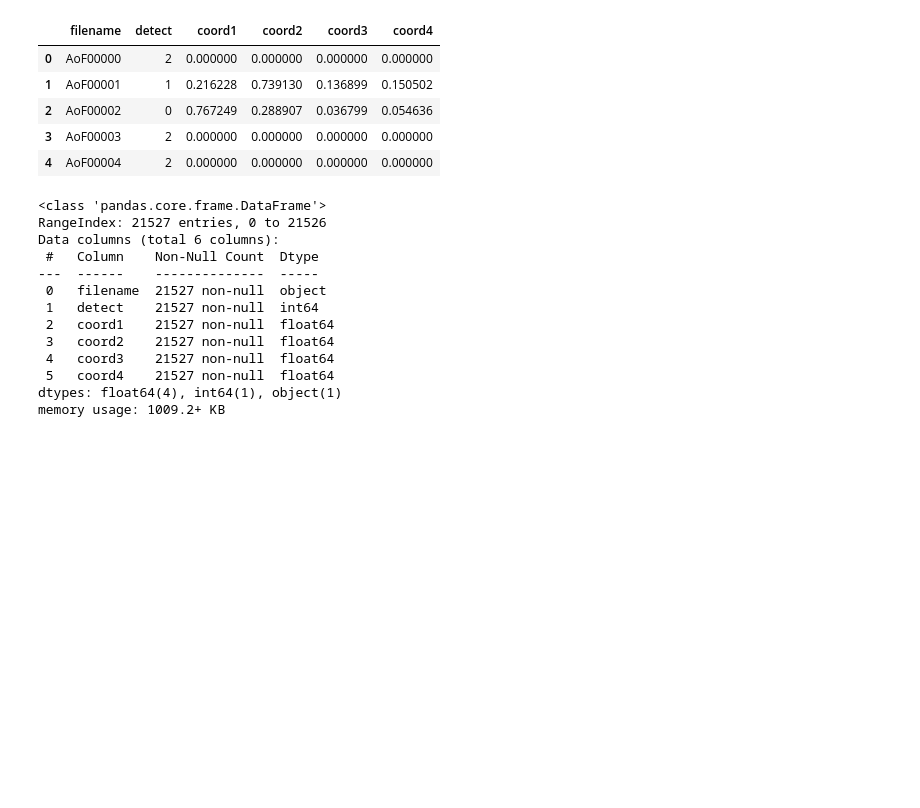
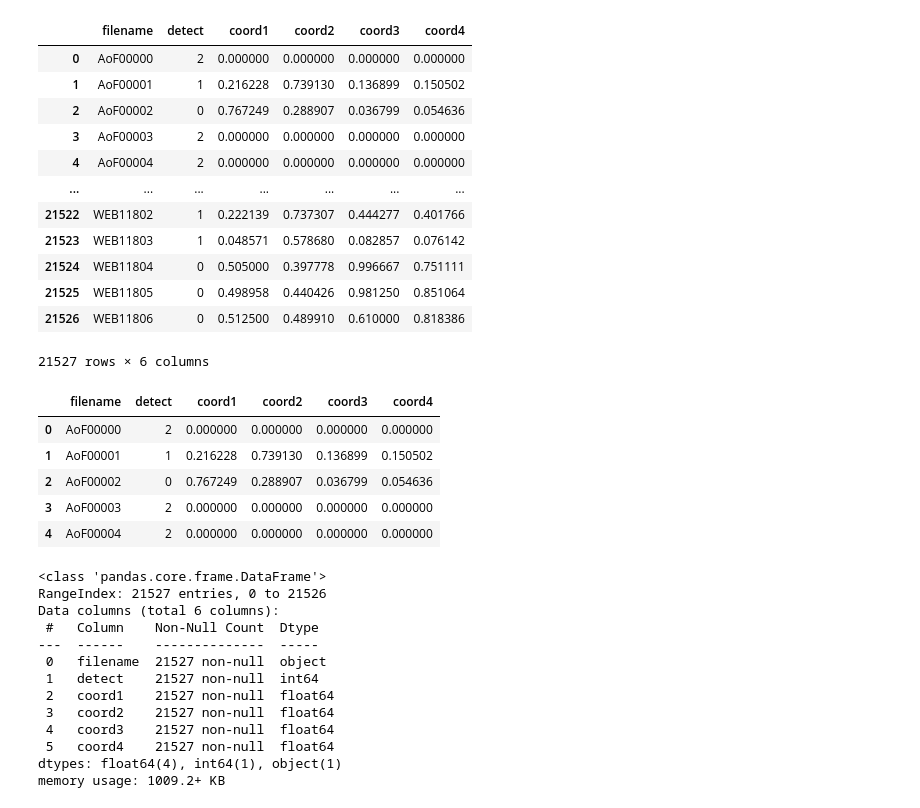
Before and after one commit to University-Projects-2025/Fire-Detection, a Jupyter notebook: data/eda.ipynb, the cells around one changed output. Cells and saved outputs as stored; diff of their text form; code cells hidden in the pictures; blank space fills up the shorter version.

```diff
--- a/data/eda.ipynb
+++ b/data/eda.ipynb
@@ -5,6 +5,22 @@ import matplotlib.pyplot as plt
 import seaborn as sns
 # %%
 df = pd.read_csv('dataset/labels-for-images.csv')
+# %%
+df
+# %% [output]
+|  | filename | detect | coord1 | coord2 | coord3 | coord4 |
+| 0 | AoF00000 | 2 | 0.000000 | 0.000000 | 0.000000 | 0.000000 |
+| 1 | AoF00001 | 1 | 0.216228 | 0.739130 | 0.136899 | 0.150502 |
+| 2 | AoF00002 | 0 | 0.767249 | 0.288907 | 0.036799 | 0.054636 |
+| 3 | AoF00003 | 2 | 0.000000 | 0.000000 | 0.000000 | 0.000000 |
+| 4 | AoF00004 | 2 | 0.000000 | 0.000000 | 0.000000 | 0.000000 |
+| ... | ... | ... | ... | ... | ... | ... |
+| 21522 | WEB11802 | 1 | 0.222139 | 0.737307 | 0.444277 | 0.401766 |
+| 21523 | WEB11803 | 1 | 0.048571 | 0.578680 | 0.082857 | 0.076142 |
+| 21524 | WEB11804 | 0 | 0.505000 | 0.397778 | 0.996667 | 0.751111 |
+| 21525 | WEB11805 | 0 | 0.498958 | 0.440426 | 0.981250 | 0.851064 |
+| 21526 | WEB11806 | 0 | 0.512500 | 0.489910 | 0.610000 | 0.818386 |
+21527 rows × 6 columns
 # %%
 df.head()
 # %% [output]
```
Also changed, not shown: 1 other file.
